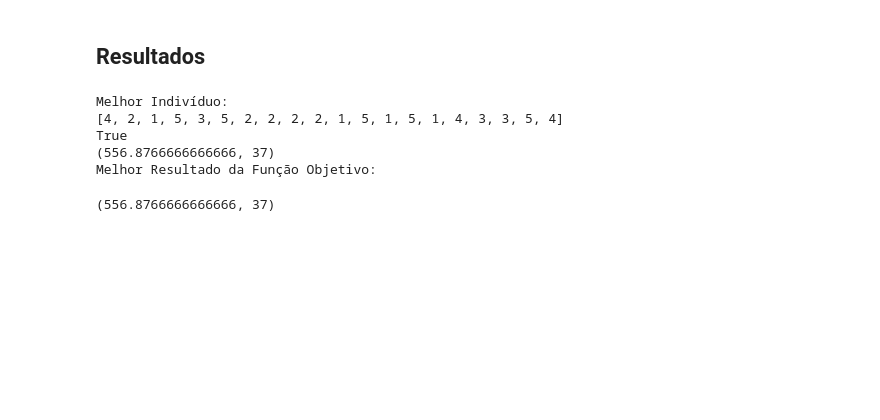
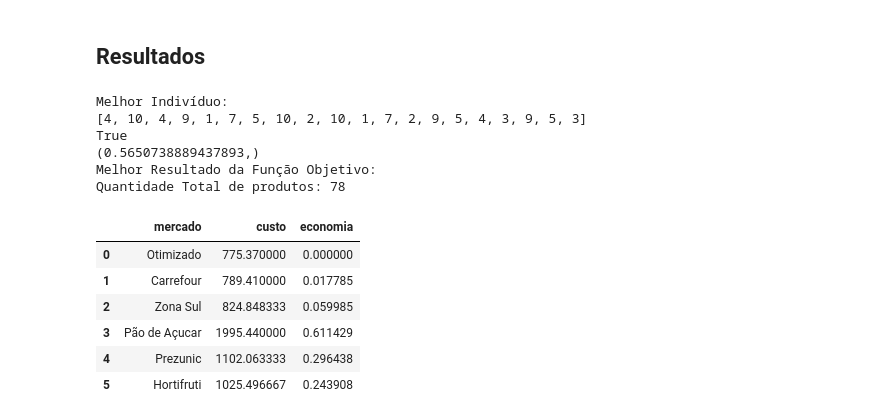
Before and after one commit to vinifariarj/otimizador-cesta-basica-ipca, a Jupyter notebook: otimizador_cesta_basica.ipynb, the cells around one changed output. Saved outputs shown, nothing was run; the diff lists cells and outputs as text; code cells hidden in the pictures; blank space fills up the shorter version.

```diff
--- a/otimizador_cesta_basica.ipynb
+++ b/otimizador_cesta_basica.ipynb
@@ -23,7 +23,7 @@ matrixCustoTotal = [[0,0,0,0,0],[0,0,0,0,0],[0,0,0,0,0],[0,0,0,0,0],[0,0,0,0,0],
 periodo_compras = 1
 
 # O custo máximo que posso gastar no período, neste caso mensal.
-custoMaximo = 1000
+custoMaximo = 800
 # %% [markdown]
 #### Custo do frete de cada mercado, o frete fica gratuito se o custo do mercado for maior que o valor estimado por mercado, por exemplo no carrefour fica frete gratuito acima de R$200, caso o valor seja menor que R$200 será cobrado um frete de R$20
 # %%
@@ -181,0 +247,13 @@ def CustoCesta(individual):
+# %%
+def CustoBeneficioCesta(individual):
+    custoBeneficioTotal = 0
+    # recupera os custos por mercado
+    cestas = CestasMercados(individual)
+    # custo benefício de todos os mercados somados
+    for custo,qtd in cestas:
+        if custo == 0:
+            custoBeneficioTotal += 0
+        else:
+            custoBeneficioTotal += qtd/custo
+
+    return custoBeneficioTotal,
@@ -235,5 +373,23 @@ def penalidade(individual):
     else:
         return custo_penalidade+custoTotal, qtd_prod
+# %%
+## Funcao de Penalização, utilizando o custo benefício
+def penalidadeCustoBeneficio(individual):
+    # recupera o custo total, para comparar com o meu limite de compras do período
+    custo_penalidade = 0
+    qtd_penalidade = 0
+    #cestas = CestasMercados(individual)
+    # custo benefício de todos os mercados somados
+    #for custo,qtd in cestas:
+    #    qtd_penalidade += qtd
+    #    custo_penalidade += custo
+    custoBeneficioCesta = CustoBeneficioCesta(individual)
+    #custo_penalidade = (custo_penalidade+custoMaximo)
+
+    if eh_factivel(individual):
+        return custoBeneficioCesta[0],
+    else:
+        return custoBeneficioCesta[0] - (1+custoBeneficioCesta[0])**2, #custoMaximo, #custo_penalidade,
 # %%
 # Função para gerar o indivíduo com as condições especificadas
 def custom_individual():
@@ -370,23 +565,34 @@ gen     nevals  avg                             min
 # %%
 # Melhor solução
 print("Melhor Indivíduo:")
 print(hof[0])
 
 # Verificação da função de restrição
 print(eh_factivel(hof[0]))
-print(penalidade(hof[0]))
+#print(penalidade(hof[0]))
+print(penalidadeCustoBeneficio(hof[0]))
 
 
 # Melhor resultado da função objetivo
 print("Melhor Resultado da Função Objetivo:")
-CustoCesta(hof[0])
-#CustoCesta([3,1,3,1,3,1,3,1,3,1,3,1,3,1,3,1,3,1,3,1])
+#CustoCesta(hof[0])
+CustoBeneficioCesta(hof[0])
+df,qtd_total = DemonstraComparaCustosMercado(hof[0])
+print('Quantidade Total de produtos: '+str(qtd_total))
+df
 # %% [output]
 Melhor Indivíduo:
-[4, 2, 1, 5, 3, 5, 2, 2, 2, 2, 1, 5, 1, 5, 1, 4, 3, 3, 5, 4]
+[4, 10, 4, 9, 1, 7, 5, 10, 2, 10, 1, 7, 2, 9, 5, 4, 3, 9, 5, 3]
 True
-(556.8766666666666, 37)
+(0.5650738889437893,)
 Melhor Resultado da Função Objetivo:
+Quantidade Total de produtos: 78
-(556.8766666666666, 37)
+|  | mercado | custo | economia |
+| 0 | Otimizado | 775.370000 | 0.000000 |
+| 1 | Carrefour | 789.410000 | 0.017785 |
+| 2 | Zona Sul | 824.848333 | 0.059985 |
+| 3 | Pão de Açucar | 1995.440000 | 0.611429 |
+| 4 | Prezunic | 1102.063333 | 0.296438 |
+| 5 | Hortifruti | 1025.496667 | 0.243908 |
 # %%
 import matplotlib.pyplot as plt
```
Also changed, not shown: parts of 18 cells of this notebook, 2 other files.
